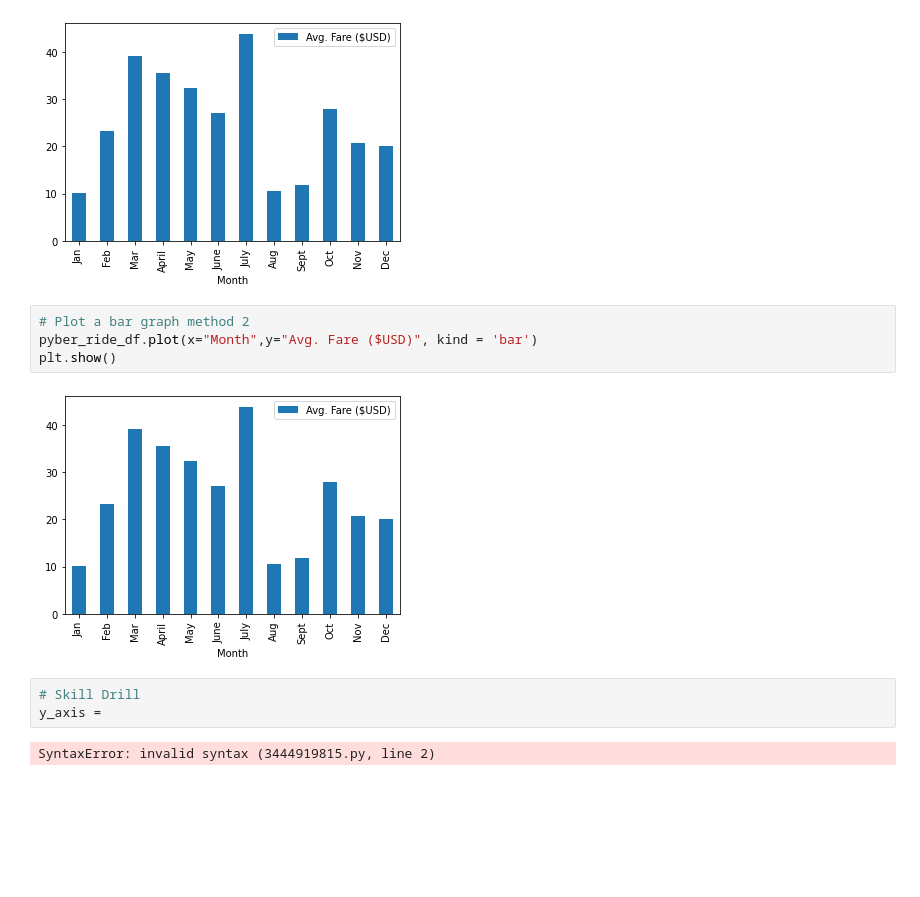
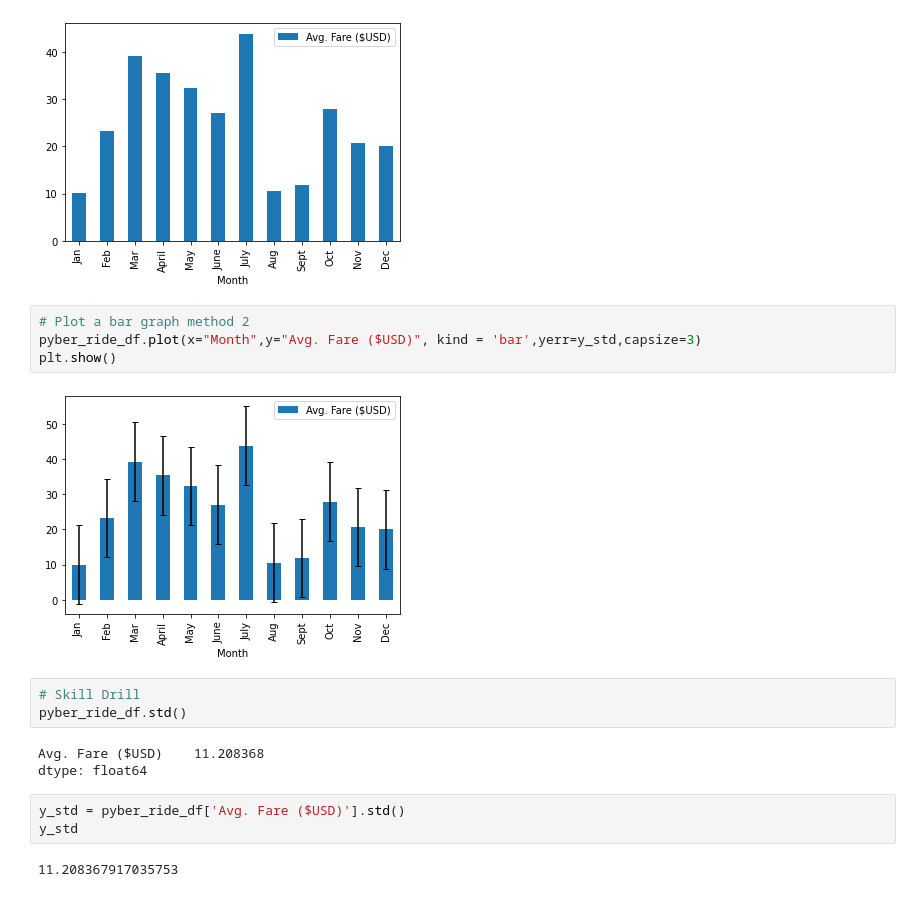
Before and after one commit to Josiebeepboop/PyBer_Analysis, a Jupyter notebook: PyBer_ride_data.ipynb, the cells around one changed output. Cells and saved outputs as stored; diff of their text form; blank space fills up the shorter version.

Commit message:
adding pyber table

```diff
--- a/PyBer_ride_data.ipynb
+++ b/PyBer_ride_data.ipynb
@@ -47,12 +47,18 @@ plt.show()
 [figure]
 # %%
 # Plot a bar graph method 2
-pyber_ride_df.plot(x="Month",y="Avg. Fare ($USD)", kind = 'bar')
+pyber_ride_df.plot(x="Month",y="Avg. Fare ($USD)", kind = 'bar',yerr=y_std,capsize=3)
 plt.show()
 # %% [output]
-[figure, old version]
+[figure, new version]
 # %%
 # Skill Drill
-y_axis =
+pyber_ride_df.std()
 # %% [output]
-SyntaxError: invalid syntax (3444919815.py, line 2)
+Avg. Fare ($USD)    11.208368
+dtype: float64
+# %%
+y_std = pyber_ride_df['Avg. Fare ($USD)'].std()
+y_std
+# %% [output]
+11.208367917035753
```
Also changed, not shown: parts of 2 cells of this notebook, 4 other files.
